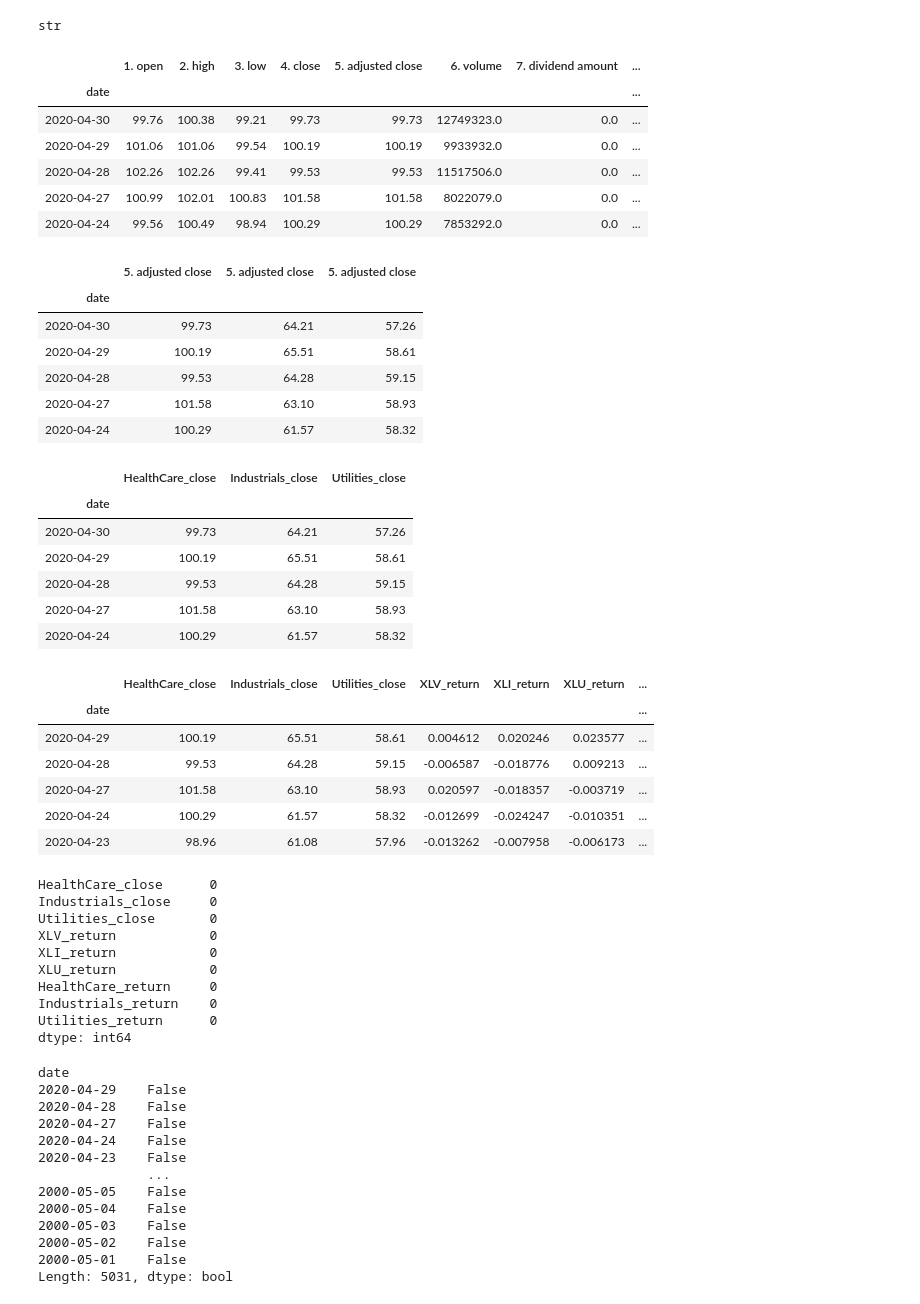
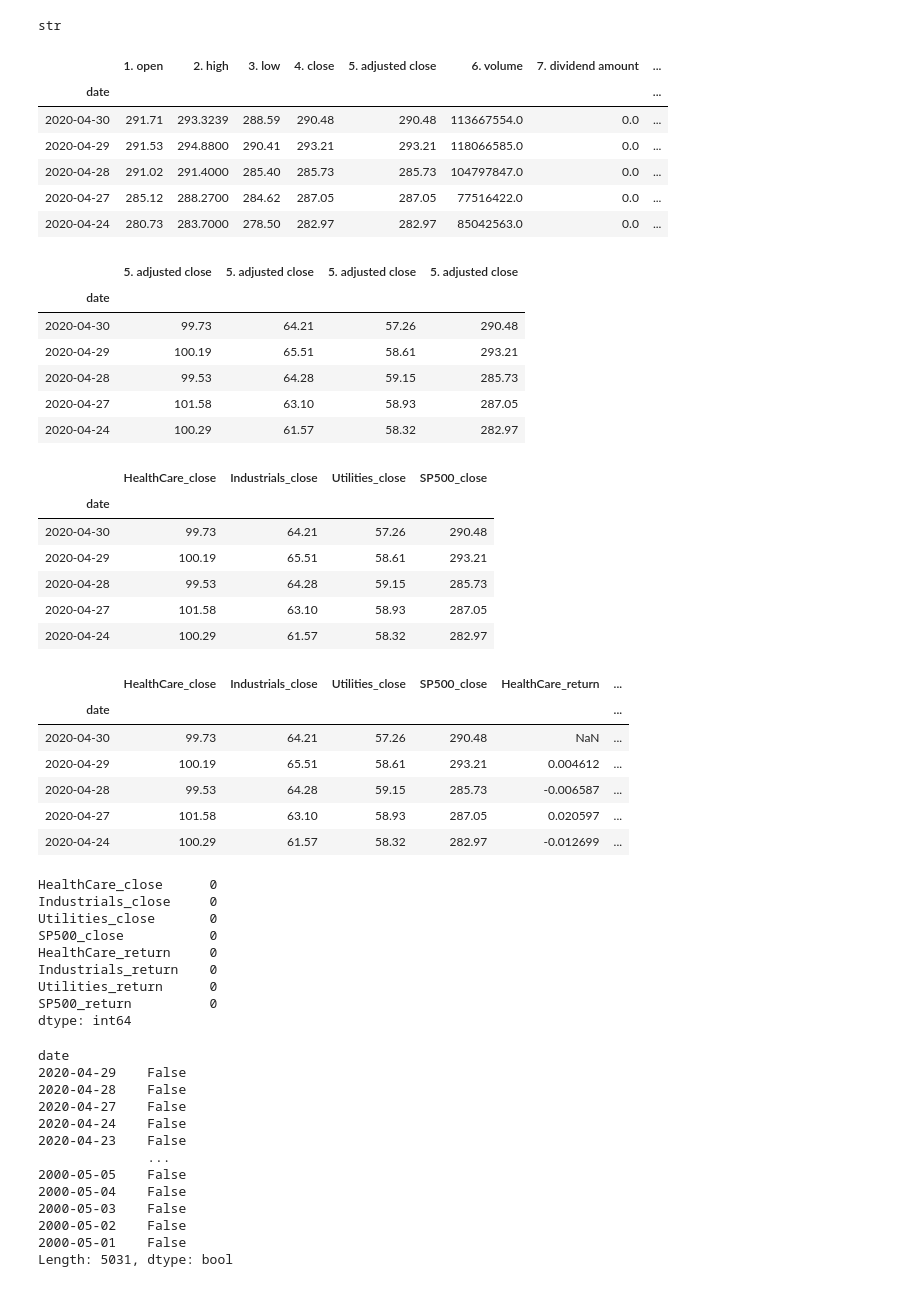
Before and after one commit to bkayratkyzy/Monte_Carlo_Simulations, a Jupyter notebook: notebooks/gabriel.ipynb, the cells around one changed output. Drawn from its saved outputs; the diff is of its cells as text; code cells hidden in the pictures.

```diff
--- a/notebooks/gabriel.ipynb
+++ b/notebooks/gabriel.ipynb
@@ -40,16 +41,17 @@ industrial_df = api.alpha_vantage.historic_quotes('XLI', adjusted=True, output_f
 
 utilities_df = api.alpha_vantage.historic_quotes('XLU', adjusted=True, output_format='pandas')
 # utilities_df.head()
+sp500_df = api.alpha_vantage.historic_quotes('SPY', adjusted=True, output_format='pandas')
 # %%
-health_df.head()
+sp500_df.head()
 # %% [output]
 |  | 1. open | 2. high | 3. low | 4. close | 5. adjusted close | 6. volume | 7. dividend amount | ... |
 | date |  |  |  |  |  |  |  | ... |
-| 2020-04-30 | 99.76 | 100.38 | 99.21 | 99.73 | 99.73 | 12749323.0 | 0.0 | ... |
-| 2020-04-29 | 101.06 | 101.06 | 99.54 | 100.19 | 100.19 | 9933932.0 | 0.0 | ... |
-| 2020-04-28 | 102.26 | 102.26 | 99.41 | 99.53 | 99.53 | 11517506.0 | 0.0 | ... |
-| 2020-04-27 | 100.99 | 102.01 | 100.83 | 101.58 | 101.58 | 8022079.0 | 0.0 | ... |
-| 2020-04-24 | 99.56 | 100.49 | 98.94 | 100.29 | 100.29 | 7853292.0 | 0.0 | ... |
+| 2020-04-30 | 291.71 | 293.3239 | 288.59 | 290.48 | 290.48 | 113667554.0 | 0.0 | ... |
+| 2020-04-29 | 291.53 | 294.8800 | 290.41 | 293.21 | 293.21 | 118066585.0 | 0.0 | ... |
+| 2020-04-28 | 291.02 | 291.4000 | 285.40 | 285.73 | 285.73 | 104797847.0 | 0.0 | ... |
+| 2020-04-27 | 285.12 | 288.2700 | 284.62 | 287.05 | 287.05 | 77516422.0 | 0.0 | ... |
+| 2020-04-24 | 280.73 | 283.7000 | 278.50 | 282.97 | 282.97 | 85042563.0 | 0.0 | ... |
 # %%
 #DATA CLEANUP
 
@@ -64,52 +66,59 @@ industrial_df.head()
 utilities_df = utilities_df['5. adjusted close']
 utilities_df.head()
 
+sp500_df = sp500_df['5. adjusted close']
+sp500_df.head()
+
 #Use concat to put the data in one dataframe
-concat_df = pd.concat([health_df, industrial_df, utilities_df], axis = "columns", join = "inner")
+concat_df = pd.concat([health_df, industrial_df, utilities_df, sp500_df], axis = "columns", join = "inner")
 concat_df.head()
 # %% [output]
-|  | 5. adjusted close | 5. adjusted close | 5. adjusted close |
-| date |  |  |  |
-| 2020-04-30 | 99.73 | 64.21 | 57.26 |
-| 2020-04-29 | 100.19 | 65.51 | 58.61 |
-| 2020-04-28 | 99.53 | 64.28 | 59.15 |
-| 2020-04-27 | 101.58 | 63.10 | 58.93 |
-| 2020-04-24 | 100.29 | 61.57 | 58.32 |
+|  | 5. adjusted close | 5. adjusted close | 5. adjusted close | 5. adjusted close |
+| date |  |  |  |  |
+| 2020-04-30 | 99.73 | 64.21 | 57.26 | 290.48 |
+| 2020-04-29 | 100.19 | 65.51 | 58.61 | 293.21 |
+| 2020-04-28 | 99.53 | 64.28 | 59.15 | 285.73 |
+| 2020-04-27 | 101.58 | 63.10 | 58.93 | 287.05 |
+| 2020-04-24 | 100.29 | 61.57 | 58.32 | 282.97 |
 # %%
 #Change column names to avoid confusion
-columns = ['HealthCare_close', 'Industrials_close', 'Utilities_close']
+columns = ['HealthCare_close', 'Industrials_close', 'Utilities_close', 'SP500_close']
 concat_df.columns = columns
 concat_df.head()
 # %% [output]
-|  | HealthCare_close | Industrials_close | Utilities_close |
-| date |  |  |  |
-| 2020-04-30 | 99.73 | 64.21 | 57.26 |
-| 2020-04-29 | 100.19 | 65.51 | 58.61 |
-| 2020-04-28 | 99.53 | 64.28 | 59.15 |
-| 2020-04-27 | 101.58 | 63.10 | 58.93 |
-| 2020-04-24 | 100.29 | 61.57 | 58.32 |
+|  | HealthCare_close | Industrials_close | Utilities_close | SP500_close |
+| date |  |  |  |  |
+| 2020-04-30 | 99.73 | 64.21 | 57.26 | 290.48 |
+| 2020-04-29 | 100.19 | 65.51 | 58.61 | 293.21 |
+| 2020-04-28 | 99.53 | 64.28 | 59.15 | 285.73 |
+| 2020-04-27 | 101.58 | 63.10 | 58.93 | 287.05 |
+| 2020-04-24 | 100.29 | 61.57 | 58.32 | 282.97 |
 # %%
 #add another column to get daily returns of XLB
 daily_returns_health = health_df.pct_change()
 concat_df['HealthCare_return']= daily_returns_health
 
 #add another column to get daily returns of XLK
 daily_returns_industrial = industrial_df.pct_change()
 concat_df['Industrials_return']= daily_returns_industrial
 
 #add another column to get daily returns of RWR
 daily_returns_utilities = utilities_df.pct_change()
 concat_df['Utilities_return']= daily_returns_utilities
 
+#add another column to get daily returnds of SP500
+daily_returns_sp500 = sp500_df.pct_change()
+concat_df['SP500_return']= daily_returns_sp500
+
 concat_df.head()
 # %% [output]
-|  | HealthCare_close | Industrials_close | Utilities_close | XLV_return | XLI_return | XLU_return | ... |
-| date |  |  |  |  |  |  | ... |
-| 2020-04-29 | 100.19 | 65.51 | 58.61 | 0.004612 | 0.020246 | 0.023577 | ... |
-| 2020-04-28 | 99.53 | 64.28 | 59.15 | -0.006587 | -0.018776 | 0.009213 | ... |
-| 2020-04-27 | 101.58 | 63.10 | 58.93 | 0.020597 | -0.018357 | -0.003719 | ... |
-| 2020-04-24 | 100.29 | 61.57 | 58.32 | -0.012699 | -0.024247 | -0.010351 | ... |
-| 2020-04-23 | 98.96 | 61.08 | 57.96 | -0.013262 | -0.007958 | -0.006173 | ... |
+|  | HealthCare_close | Industrials_close | Utilities_close | SP500_close | HealthCare_return | ... |
+| date |  |  |  |  |  | ... |
+| 2020-04-30 | 99.73 | 64.21 | 57.26 | 290.48 | NaN | ... |
+| 2020-04-29 | 100.19 | 65.51 | 58.61 | 293.21 | 0.004612 | ... |
+| 2020-04-28 | 99.53 | 64.28 | 59.15 | 285.73 | -0.006587 | ... |
+| 2020-04-27 | 101.58 | 63.10 | 58.93 | 287.05 | 0.020597 | ... |
+| 2020-04-24 | 100.29 | 61.57 | 58.32 | 282.97 | -0.012699 | ... |
 # %%
 # Drop nulls
 concat_df.dropna(inplace=True)
@@ -120,12 +129,11 @@ concat_df.isnull().sum()
 HealthCare_close      0
 Industrials_close     0
 Utilities_close       0
-XLV_return            0
-XLI_return            0
-XLU_return            0
+SP500_close           0
 HealthCare_return     0
 Industrials_return    0
 Utilities_return      0
+SP500_return          0
 dtype: int64
 # %%
 # Checking for duplicate rows
```
Also changed, not shown: parts of 21 cells of this notebook.
